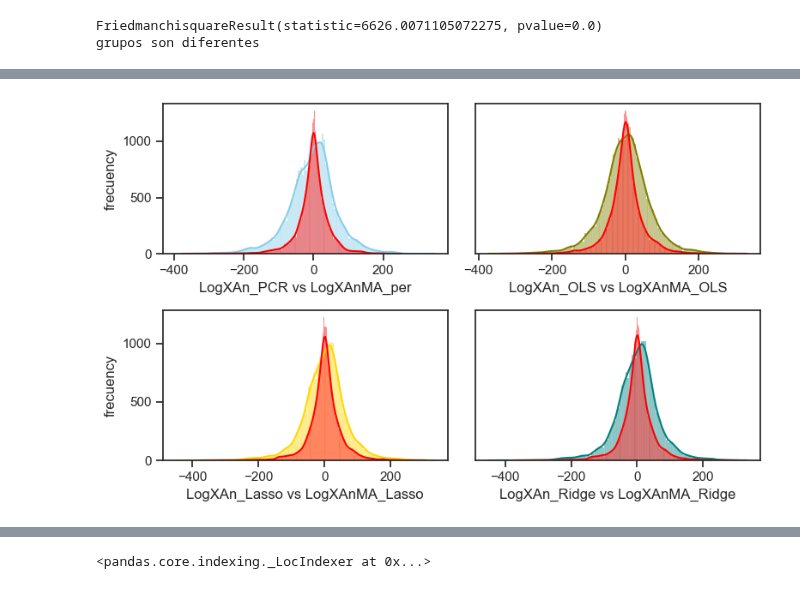
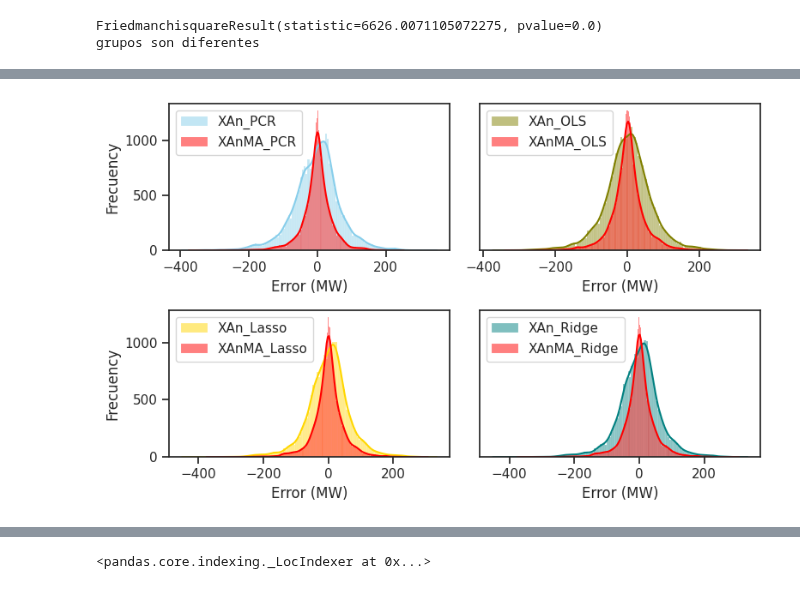
Before and after one commit to urieliram/analog, a Jupyter notebook: test2.ipynb, the cells around one changed output, grey strips where cells are left out. Saved outputs shown, nothing was run; the diff lists cells and outputs as text; code cells hidden in the pictures.

```diff
--- a/test2.ipynb
+++ b/test2.ipynb
@@ -139,7 +162,7 @@ df_serie4_per = df_serie4_sel.copy()
 df_serie4_per.SERIE4 = df_serie4_sel.SERIE4.shift(periods=1, fill_value = df_serie4.iloc[49246].SERIE4)
 df_serie4_per.rename(columns = {'SERIE4':'y_pred'}, inplace = True)
 df_serie4_per['t_pred']=0.1
-df_serie4_per['model']='LogPer'
+df_serie4_per['model']='Per'
 df_serie4_per=df_serie4_per.set_index('index')
 df_serie4_per
 # %% [output]
@@ -159,4 +182,4 @@ df_serie4_per
 26496 rows × 3 columns
 # %%
 dict_df
-dict_df["LogPer"] = df_serie4_per
+dict_df["Per"] = df_serie4_per
@@ -386,11 +460,11 @@ FriedmanchisquareResult(statistic=6626.0071105072275, pvalue=0.0)
 grupos son diferentes
 # %%
 contentands = [
-    'LogAnMA_PCR',
-    'LogPer',
-    'LogHWM',
-    'LogHWA',
-    'LogXAn_euc'
+    'AnMA_PCR',
+    'Per',
+    'HWM',
+    'HWA',
+    'XAn_euc'
 ]
 
 alternative = 'less'
@@ -404,7 +478,7 @@ for c1 in range(len(contentands)):
             sns.histplot(data=df_errors.dropna().abs(), x=contentands[c1], color="skyblue", label=contentands[c1],   kde=True, ax=ax)
             sns.histplot(data=df_errors.dropna().abs(), x=contentands[c2], color="red",     label=contentands[c2], kde=True, ax=ax)
             ax.set_xlabel(f'{contentands[c1]} vs {contentands[c2]}')
-            ax.set_ylabel('frecuency')
+            ax.set_ylabel('Frecuency')
             plt.legend()
             #axs[0, 0].get_yaxis().set_visible(False)
             plt.show()
@@ -451,38 +609,42 @@ less distribution
 # %%
 
 sns.set(style="ticks")
 fig, axs = plt.subplots(2, 2, figsize=(8, 5))
-sns.histplot(data=df_errors, x="LogXAn_PCR",    color="skyblue", label="LogXAn_PCR",   kde=True, ax=axs[0, 0])
-sns.histplot(data=df_errors, x="LogXAnMA_PCR",  color="red",     label="LogXAnMA_PCR", kde=True, ax=axs[0, 0])
-axs[0, 0].set_xlabel('LogXAn_PCR vs LogXAnMA_PCR')
-axs[0, 0].set_ylabel('frecuency')
+sns.histplot(data=df_errors, x="XAn_PCR",    color="skyblue", label="XAn_PCR",   kde=True, ax=axs[0, 0])
+sns.histplot(data=df_errors, x="XAnMA_PCR",  color="red",     label="XAnMA_PCR", kde=True, ax=axs[0, 0])
+axs[0, 0].set_xlabel('Error (MW)')
+axs[0, 0].set_ylabel('Frecuency')
 #axs[0, 0].get_yaxis().set_visible(False)
 
-sns.histplot(data=df_errors, x="LogXAn_OLS",    color="olive",   label="LogXAn_OLS",    kde=True, ax=axs[0, 1])
-sns.histplot(data=df_errors, x="LogXAnMA_OLS",  color="red",     label="LogXAnMA_OLS",  kde=True, ax=axs[0, 1])
-axs[0, 1].set_xlabel('LogXAn_OLS vs LogXAnMA_OLS')
-axs[0, 1].set_ylabel('frecuency')
+sns.histplot(data=df_errors, x="XAn_OLS",    color="olive",   label="XAn_OLS",    kde=True, ax=axs[0, 1])
+sns.histplot(data=df_errors, x="XAnMA_OLS",  color="red",     label="XAnMA_OLS",  kde=True, ax=axs[0, 1])
+axs[0, 1].set_xlabel('Error (MW)')
+axs[0, 1].set_ylabel('Frecuency')
 axs[0, 1].get_yaxis().set_visible(False)
 
-sns.histplot(data=df_errors, x="LogXAn_Lasso",  color="gold",    label="LogXAn_Lasso",  kde=True, ax=axs[1, 0])
-sns.histplot(data=df_errors, x="LogXAnMA_Lasso",color="red",     label="LogXAnMA_Lasso",kde=True, ax=axs[1, 0])
-axs[1, 0].set_xlabel('LogXAn_Lasso vs LogXAnMA_Lasso')
+sns.histplot(data=df_errors, x="XAn_Lasso",  color="gold",    label="XAn_Lasso",  kde=True, ax=axs[1, 0])
+sns.histplot(data=df_errors, x="XAnMA_Lasso",color="red",     label="XAnMA_Lasso",kde=True, ax=axs[1, 0])
+axs[1, 0].set_xlabel('Error (MW)')
 
-axs[1, 0].set_ylabel('frecuency')
+axs[1, 0].set_ylabel('Frecuency')
 #axs[1, 0].get_yaxis().set_visible(False)
 
-sns.histplot(data=df_errors, x="LogXAn_Ridge",  color="teal",    label="LogXAn_Ridge",  kde=True, ax=axs[1, 1])
-sns.histplot(data=df_errors, x="LogXAnMA_Ridge",color="red",     label="LogXAnMA_Ridge",kde=True, ax=axs[1, 1])
-axs[1, 1].set_xlabel('LogXAn_Ridge vs LogXAnMA_Ridge')
-axs[1, 1].set_ylabel('frecuency')
+sns.histplot(data=df_errors, x="XAn_Ridge",  color="teal",    label="XAn_Ridge",  kde=True, ax=axs[1, 1])
+sns.histplot(data=df_errors, x="XAnMA_Ridge",color="red",     label="XAnMA_Ridge",kde=True, ax=axs[1, 1])
+axs[1, 1].set_xlabel('Error (MW)')
+axs[1, 1].set_ylabel('Frecuency')
 axs[1, 1].get_yaxis().set_visible(False)
+axs[0, 0].legend()
+axs[0, 1].legend()
+axs[1, 0].legend()
+axs[1, 1].legend()
 
 plt.tight_layout()
 namefile = dir+'fig:multipleX.pdf'
 plt.savefig(namefile, transparent=True)
 plt.show()
 # %% [output]
-[figure, old version]
+[figure, new version]
 # %%
 sns.set(style="ticks")
 fig, axs = plt.subplots(2, 2, figsize=(8, 5))
```
Also changed, not shown: parts of 24 cells of this notebook, 3 other files.
